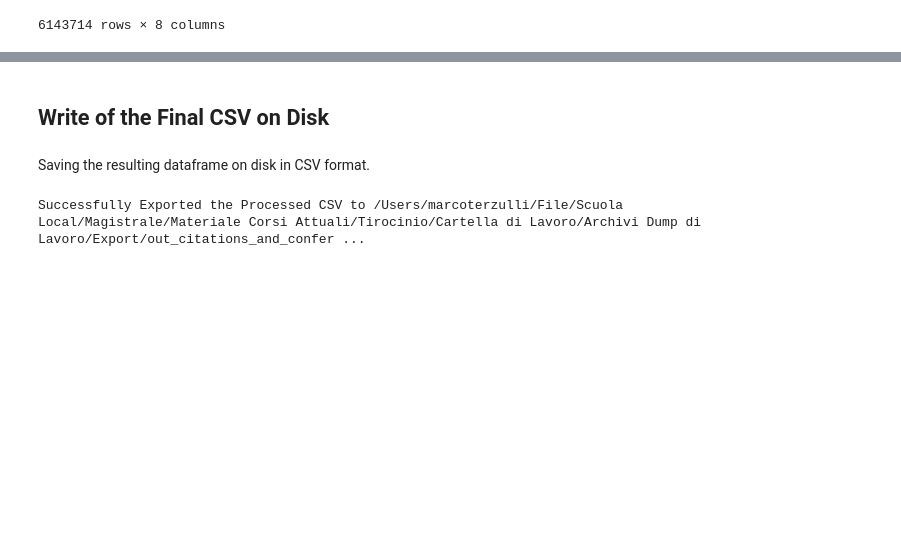
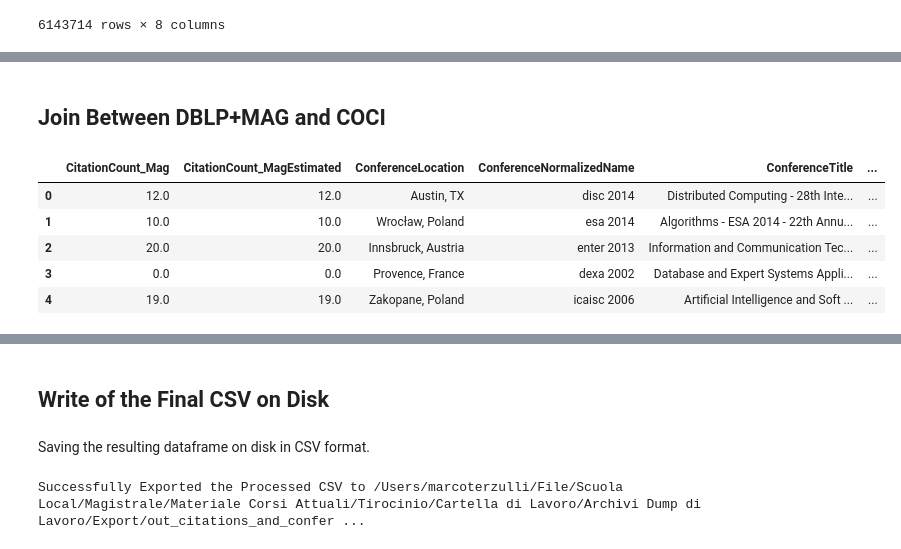
Before and after one commit to MarcoTerzulli/conftur_terzulli, a Jupyter notebook: 3 - Citation and Conference Data Join/Citation and Conference Data Join.ipynb, the cells around one changed output, grey strips where cells are left out. Drawn from its saved outputs; the diff is of its cells as text; code cells hidden in the pictures; blank space fills up the shorter version.

```diff
--- a/3 - Citation and Conference Data Join/Citation and Conference Data Join.ipynb
+++ b/3 - Citation and Conference Data Join/Citation and Conference Data Join.ipynb
@@ -164,5 +185 @@ Order by citations count descending to see the articles with the most citations
-# %%
-# Order by citations count descending to see the articles with the most citations
-df_mag = df_mag.sort_values(by='CitationCount', ascending=False)
-df_mag.iloc[:5]
 # %% [markdown]
@@ -240,0 +248,13 @@ df_mag
+# %% [markdown]
+## Join Between DBLP+MAG and COCI
+# %%
+df_mag = pd.merge(df_mag, df_coci, on=['Doi'], how='left')
+
+df_mag.iloc[:5]
+# %% [output]
+|  | CitationCount_Mag | CitationCount_MagEstimated | ConferenceLocation | ConferenceNormalizedName | ConferenceTitle | ... |
+| 0 | 12.0 | 12.0 | Austin, TX | disc 2014 | Distributed Computing - 28th Inte... | ... |
+| 1 | 10.0 | 10.0 | Wrocław, Poland | esa 2014 | Algorithms - ESA 2014 - 22th Annu... | ... |
+| 2 | 20.0 | 20.0 | Innsbruck, Austria | enter 2013 | Information and Communication Tec... | ... |
+| 3 | 0.0 | 0.0 | Provence, France | dexa 2002 | Database and Expert Systems Appli... | ... |
+| 4 | 19.0 | 19.0 | Zakopane, Poland | icaisc 2006 | Artificial Intelligence and Soft ... | ... |
```
Also changed, not shown: parts of 29 cells of this notebook.
